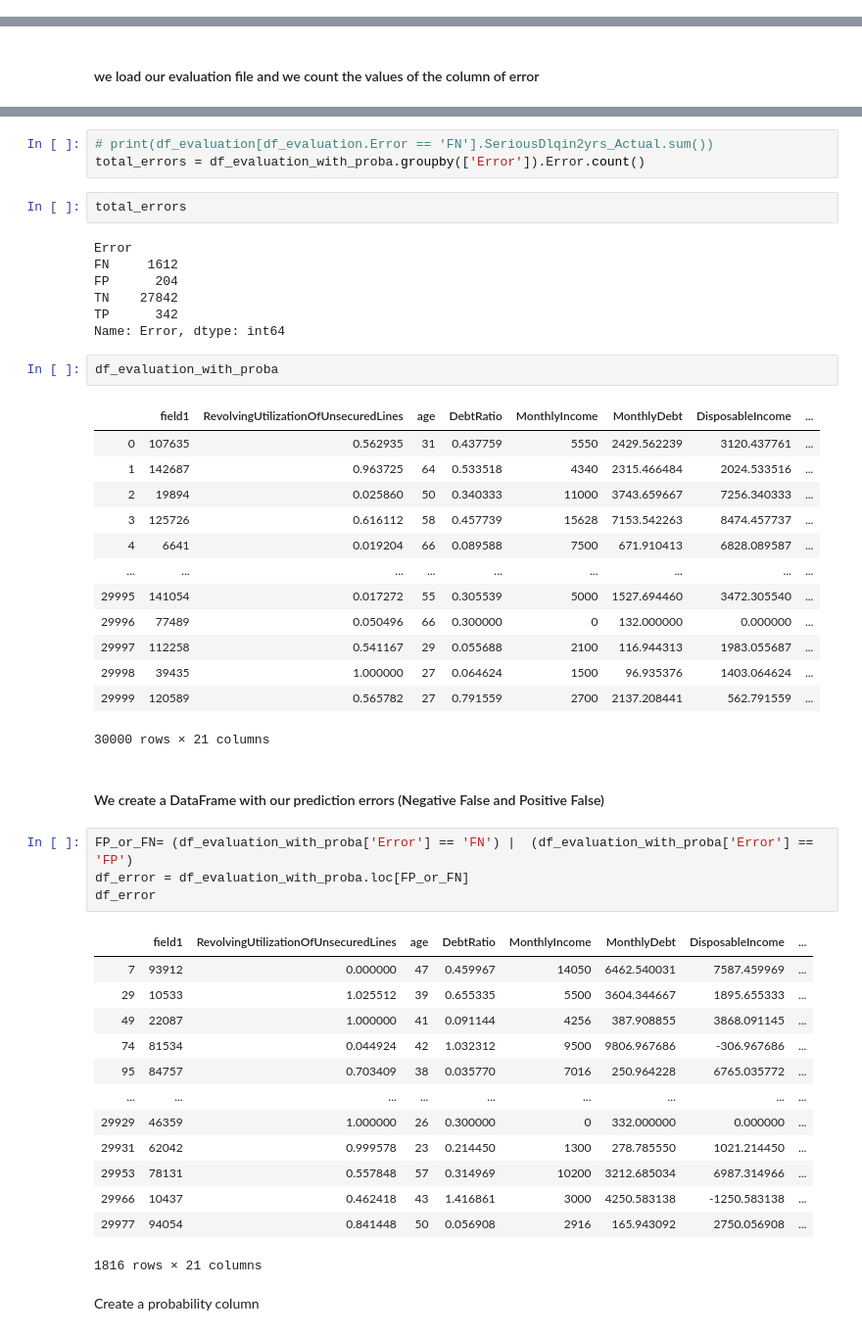
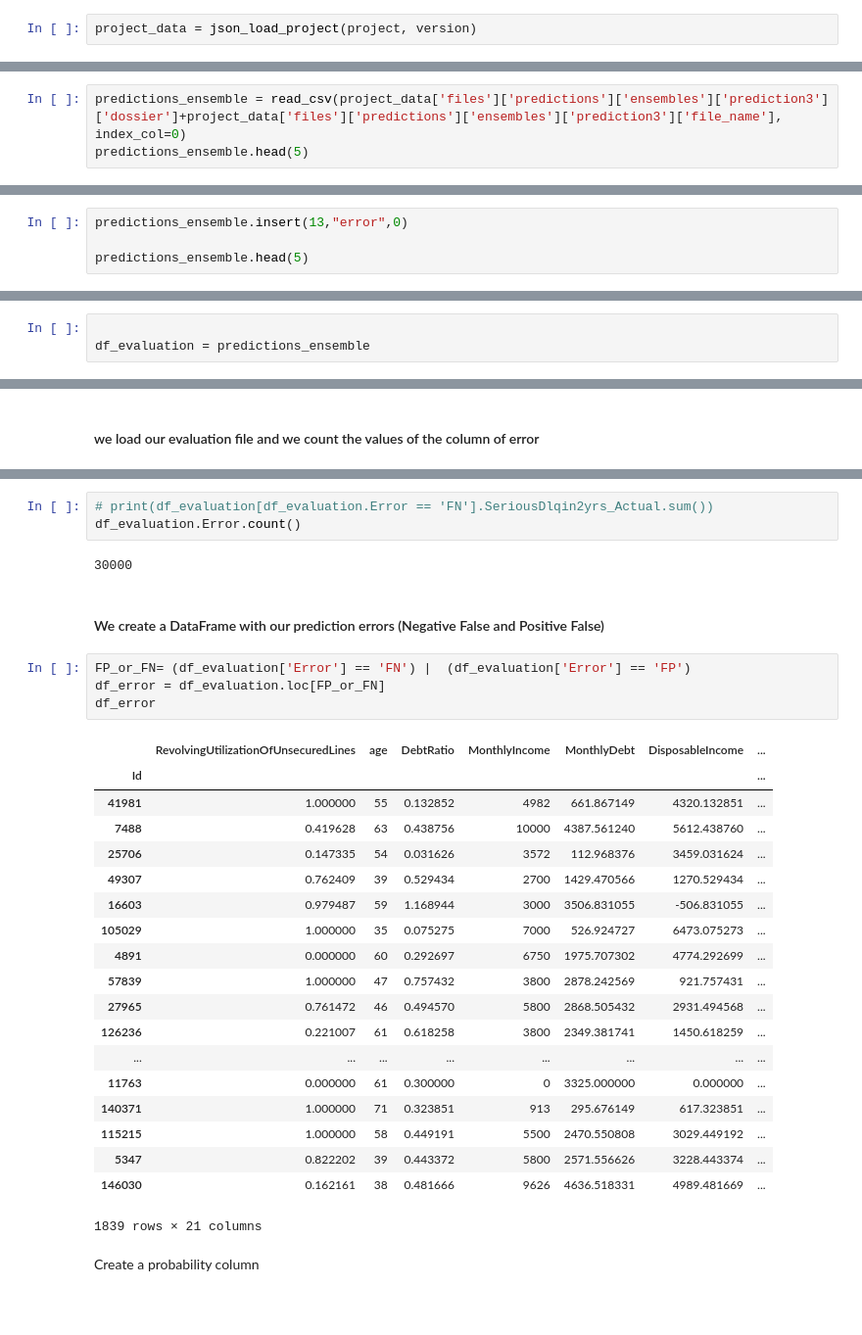
Before and after one commit to Simplon-IA-Bdx-1/give-me-some-credit-Malaika-p, a Jupyter notebook: evaluation_bigml_give_me_credit2.ipynb, the cells around one changed output, grey strips where cells are left out. Shown: that part at 98% size. Cells and saved outputs as stored; diff of their text form; blank space fills up the shorter version.

```diff
--- a/evaluation_bigml_give_me_credit2.ipynb
+++ b/evaluation_bigml_give_me_credit2.ipynb
@@ -8,0 +19,2 @@ import matplotlib.pyplot as plt
+# %%
+project_data = json_load_project(project, version)
@@ -179,0 +94,3 @@ prediction_ensemble1.head(10)
+# %%
+predictions_ensemble = read_csv(project_data['files']['predictions']['ensembles']['prediction3']['dossier']+project_data['files']['predictions']['ensembles']['prediction3']['file_name'], index_col=0)
+predictions_ensemble.head(5)
@@ -179,0 +105,4 @@ prediction_ensemble1.head(10)
+# %%
+predictions_ensemble.insert(13,"error",0)
+
+predictions_ensemble.head(5)
@@ -317,2 +168,5 @@ df_evaluation
+# %%
+
+df_evaluation = predictions_ensemble
 # %% [markdown]
 we load our predictions with the probability fields
@@ -484,52 +277,35 @@ TP      342
 Name: Error, dtype: int64
 # %%
 # print(df_evaluation[df_evaluation.Error == 'FN'].SeriousDlqin2yrs_Actual.sum())
-total_errors = df_evaluation_with_proba.groupby(['Error']).Error.count()
+df_evaluation.Error.count()
+# %% [output]
+30000
-# %%
-total_errors
-# %% [output]
-Error
-FN     1612
-FP      204
-TN    27842
-TP      342
-Name: Error, dtype: int64
-# %%
-df_evaluation_with_proba
-# %% [output]
-|  | field1 | RevolvingUtilizationOfUnsecuredLines | age | DebtRatio | MonthlyIncome | MonthlyDebt | DisposableIncome | ... |
-| 0 | 107635 | 0.562935 | 31 | 0.437759 | 5550 | 2429.562239 | 3120.437761 | ... |
-| 1 | 142687 | 0.963725 | 64 | 0.533518 | 4340 | 2315.466484 | 2024.533516 | ... |
-| 2 | 19894 | 0.025860 | 50 | 0.340333 | 11000 | 3743.659667 | 7256.340333 | ... |
-| 3 | 125726 | 0.616112 | 58 | 0.457739 | 15628 | 7153.542263 | 8474.457737 | ... |
-| 4 | 6641 | 0.019204 | 66 | 0.089588 | 7500 | 671.910413 | 6828.089587 | ... |
-| ... | ... | ... | ... | ... | ... | ... | ... | ... |
-| 29995 | 141054 | 0.017272 | 55 | 0.305539 | 5000 | 1527.694460 | 3472.305540 | ... |
-| 29996 | 77489 | 0.050496 | 66 | 0.300000 | 0 | 132.000000 | 0.000000 | ... |
-| 29997 | 112258 | 0.541167 | 29 | 0.055688 | 2100 | 116.944313 | 1983.055687 | ... |
-| 29998 | 39435 | 1.000000 | 27 | 0.064624 | 1500 | 96.935376 | 1403.064624 | ... |
-| 29999 | 120589 | 0.565782 | 27 | 0.791559 | 2700 | 2137.208441 | 562.791559 | ... |
-30000 rows × 21 columns
 # %% [markdown]
 #### We create a DataFrame with our prediction errors (Negative False and Positive False)
 # %%
-FP_or_FN= (df_evaluation_with_proba['Error'] == 'FN') |  (df_evaluation_with_proba['Error'] == 'FP')
-df_error = df_evaluation_with_proba.loc[FP_or_FN]
+FP_or_FN= (df_evaluation['Error'] == 'FN') |  (df_evaluation['Error'] == 'FP')
+df_error = df_evaluation.loc[FP_or_FN]
 df_error
 # %% [output]
-|  | field1 | RevolvingUtilizationOfUnsecuredLines | age | DebtRatio | MonthlyIncome | MonthlyDebt | DisposableIncome | ... |
-| 7 | 93912 | 0.000000 | 47 | 0.459967 | 14050 | 6462.540031 | 7587.459969 | ... |
-| 29 | 10533 | 1.025512 | 39 | 0.655335 | 5500 | 3604.344667 | 1895.655333 | ... |
-| 49 | 22087 | 1.000000 | 41 | 0.091144 | 4256 | 387.908855 | 3868.091145 | ... |
-| 74 | 81534 | 0.044924 | 42 | 1.032312 | 9500 | 9806.967686 | -306.967686 | ... |
-| 95 | 84757 | 0.703409 | 38 | 0.035770 | 7016 | 250.964228 | 6765.035772 | ... |
-| ... | ... | ... | ... | ... | ... | ... | ... | ... |
-| 29929 | 46359 | 1.000000 | 26 | 0.300000 | 0 | 332.000000 | 0.000000 | ... |
-| 29931 | 62042 | 0.999578 | 23 | 0.214450 | 1300 | 278.785550 | 1021.214450 | ... |
-| 29953 | 78131 | 0.557848 | 57 | 0.314969 | 10200 | 3212.685034 | 6987.314966 | ... |
-| 29966 | 10437 | 0.462418 | 43 | 1.416861 | 3000 | 4250.583138 | -1250.583138 | ... |
-| 29977 | 94054 | 0.841448 | 50 | 0.056908 | 2916 | 165.943092 | 2750.056908 | ... |
+|  | RevolvingUtilizationOfUnsecuredLines | age | DebtRatio | MonthlyIncome | MonthlyDebt | DisposableIncome | ... |
+| Id |  |  |  |  |  |  | ... |
+| 41981 | 1.000000 | 55 | 0.132852 | 4982 | 661.867149 | 4320.132851 | ... |
+| 7488 | 0.419628 | 63 | 0.438756 | 10000 | 4387.561240 | 5612.438760 | ... |
+| 25706 | 0.147335 | 54 | 0.031626 | 3572 | 112.968376 | 3459.031624 | ... |
+| 49307 | 0.762409 | 39 | 0.529434 | 2700 | 1429.470566 | 1270.529434 | ... |
+| 16603 | 0.979487 | 59 | 1.168944 | 3000 | 3506.831055 | -506.831055 | ... |
+| 105029 | 1.000000 | 35 | 0.075275 | 7000 | 526.924727 | 6473.075273 | ... |
+| 4891 | 0.000000 | 60 | 0.292697 | 6750 | 1975.707302 | 4774.292699 | ... |
+| 57839 | 1.000000 | 47 | 0.757432 | 3800 | 2878.242569 | 921.757431 | ... |
+| 27965 | 0.761472 | 46 | 0.494570 | 5800 | 2868.505432 | 2931.494568 | ... |
+| 126236 | 0.221007 | 61 | 0.618258 | 3800 | 2349.381741 | 1450.618259 | ... |
+| ... | ... | ... | ... | ... | ... | ... | ... |
+| 11763 | 0.000000 | 61 | 0.300000 | 0 | 3325.000000 | 0.000000 | ... |
+| 140371 | 1.000000 | 71 | 0.323851 | 913 | 295.676149 | 617.323851 | ... |
+| 115215 | 1.000000 | 58 | 0.449191 | 5500 | 2470.550808 | 3029.449192 | ... |
+| 5347 | 0.822202 | 39 | 0.443372 | 5800 | 2571.556626 | 3228.443374 | ... |
+| 146030 | 0.162161 | 38 | 0.481666 | 9626 | 4636.518331 | 4989.481669 | ... |
-1816 rows × 21 columns
+1839 rows × 21 columns
 # %% [markdown]
 Create a probability column
 # %%
```
Also changed, not shown: parts of 54 cells of this notebook.
